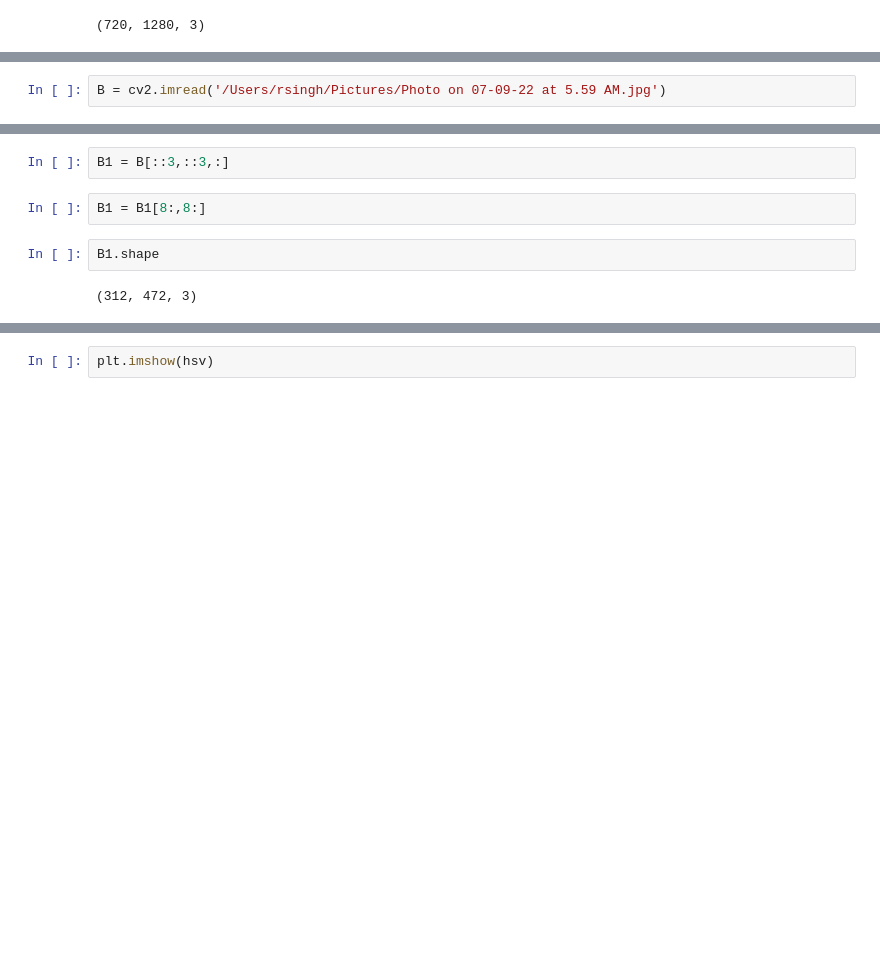
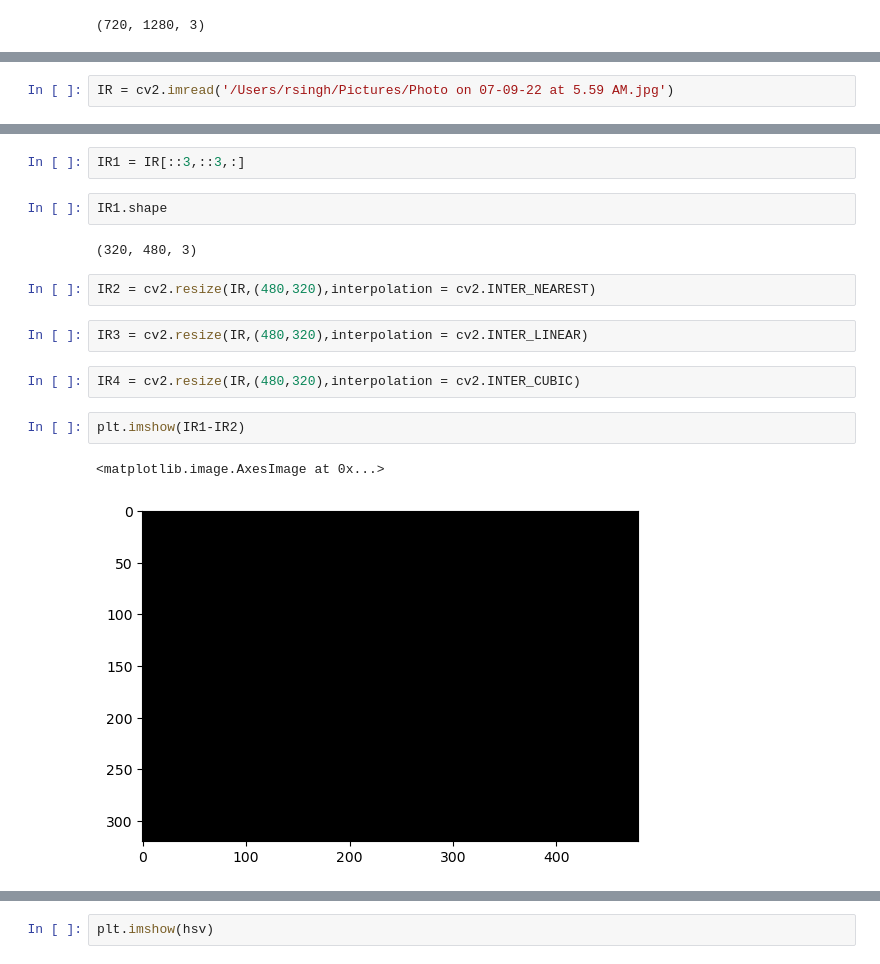
Before and after one commit to raghavsi/cs2467, a Jupyter notebook: Lec1.ipynb, the cells around one changed output, grey strips where cells are left out. Cells and saved outputs as stored; diff of their text form; blank space fills up the shorter version.

Commit message:
linear_algebra

```diff
--- a/Lec1.ipynb
+++ b/Lec1.ipynb
@@ -57,5 +62,5 @@ plt.imshow(A)
 <matplotlib.image.AxesImage at 0x...>
 [figure]
 # %%
-B = cv2.imread('/Users/rsingh/Pictures/Photo on 07-09-22 at 5.59 AM.jpg')
+IR = cv2.imread('/Users/rsingh/Pictures/Photo on 07-09-22 at 5.59 AM.jpg')
 # %%
@@ -117,10 +122,19 @@ B.shape
 # %% [output]
 (960, 1440, 3)
 # %%
-B1 = B[::3,::3,:]
+IR1 = IR[::3,::3,:]
-# %%
-B1 = B1[8:,8:]
 # %%
-B1.shape
+IR1.shape
 # %% [output]
-(312, 472, 3)
+(320, 480, 3)
+# %%
+IR2 = cv2.resize(IR,(480,320),interpolation = cv2.INTER_NEAREST)
+# %%
+IR3 = cv2.resize(IR,(480,320),interpolation = cv2.INTER_LINEAR)
+# %%
+IR4 = cv2.resize(IR,(480,320),interpolation = cv2.INTER_CUBIC)
+# %%
+plt.imshow(IR1-IR2)
+# %% [output]
+<matplotlib.image.AxesImage at 0x...>
+[figure, added]
```
Also changed, not shown: parts of 55 cells of this notebook.
